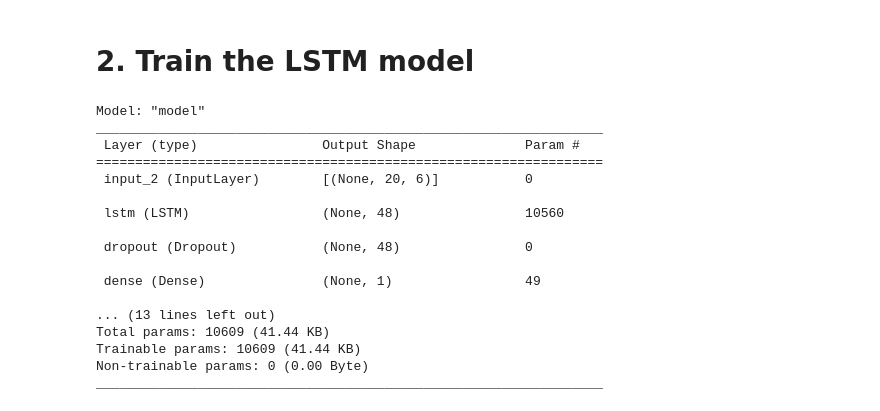
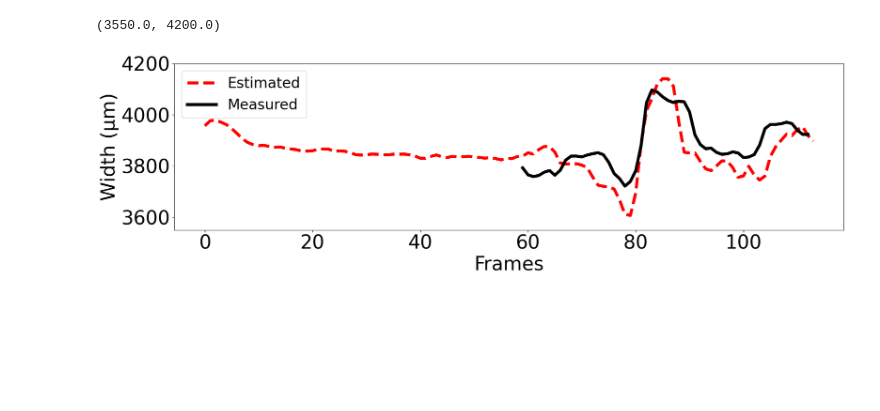
Before and after one commit to AK-Berger/Drop_width_estimation, a Jupyter notebook: tutorial.ipynb, the cells around one changed output. Cells and saved outputs as stored; diff of their text form; code cells hidden in the pictures; blank space fills up the shorter version.

```diff
--- a/tutorial.ipynb
+++ b/tutorial.ipynb
@@ -147,2 +0,0 @@ for key_set in train_key_set:
-# %% [markdown]
-# 2. Train the LSTM model
@@ -177,22 +0,0 @@ model.compile(optimizer='adam', loss='mse', metrics=['mae'])
-# %%
-# Print a summary of the LSTM model structure
-
-model.summary()
-# %% [output]
-Model: "model"
-_________________________________________________________________
- Layer (type)                Output Shape              Param #
-=================================================================
- input_2 (InputLayer)        [(None, 20, 6)]           0
-
- lstm (LSTM)                 (None, 48)                10560
-
- dropout (Dropout)           (None, 48)                0
-
- dense (Dense)               (None, 1)                 49
-
-... (13 lines left out)
-Total params: 10609 (41.44 KB)
-Trainable params: 10609 (41.44 KB)
-Non-trainable params: 0 (0.00 Byte)
-_________________________________________________________________
@@ -198,0 +13,42 @@ _________________________________________________________________
+# %%
+# Load data from an Excel file
+data_file_path = Path("data") / "dataset.xlsx"
+df = pd.read_excel(data_file_path)
+processor = DropDataProcessor(df)
+train_data, test_data, train_label, test_label, train_data_notnormalized=processor.extract_data_label()
+
+# Define the sliding window size
+slide_window = 20
+train_data_sliced, train_label_sliced= processor.slice_patch(slide_window, train_data, train_label)
+
+# Define the model
+model, X_train, X_val, y_train, y_val = build_lstm_model(
+    train_data_sliced, train_label_sliced, slide_window
+)
+
+# Load the pre-trained model weights
+model.load_weights(Path("models") / "lstm_weights.h5")
+
+# Filter the DataFrame for a specific "Video ID"
+video_id = 234
+df_valid = df[df["Video ID"] == video_id]
+
+# Estimation
+y_pred, measured_width = width_estim(df_valid, model, processor, train_data_notnormalized, slide_window)
+
+# Plotting configuration
+plt.rcParams["figure.figsize"] = (20, 5)
+font_size = 32
+
+# Plot the data
+plt.xlabel('Frames', fontdict={'size': font_size})
+plt.ylabel('Width (μm)', fontdict={'size': font_size})
+plt.plot(y_pred, color='red', linestyle='dashed', linewidth=5, label="Estimated")
+plt.plot(range(0, len(measured_width)), measured_width, "black", linewidth=5, label="Measured")
+plt.rc('xtick', labelsize=font_size)
+plt.rc('ytick', labelsize=font_size)
+plt.legend(fontsize=24, loc='upper left')
+plt.ylim(3550, 4200)
+# %% [output]
+(3550.0, 4200.0)
+[figure, added]
```
Also changed, not shown: parts of 25 cells of this notebook, 11 other files.
